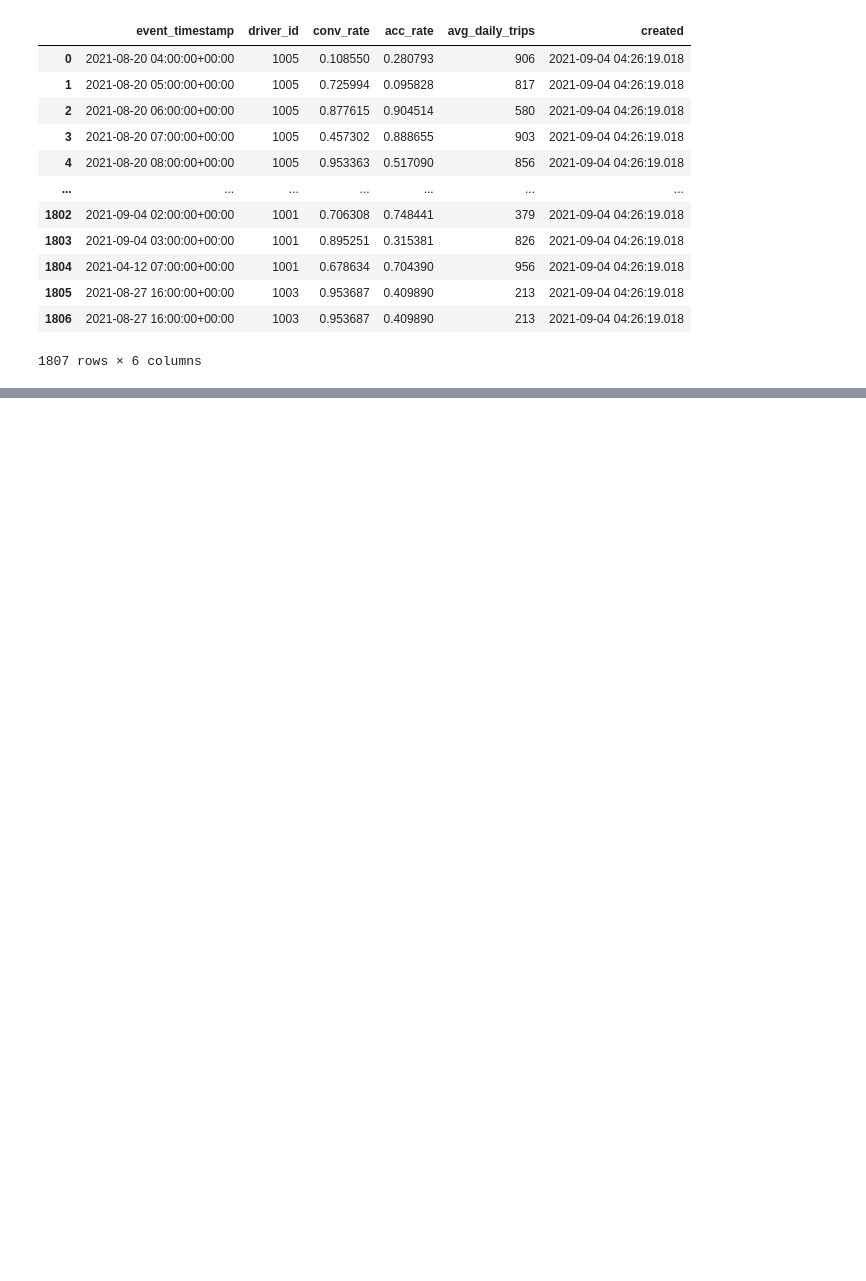
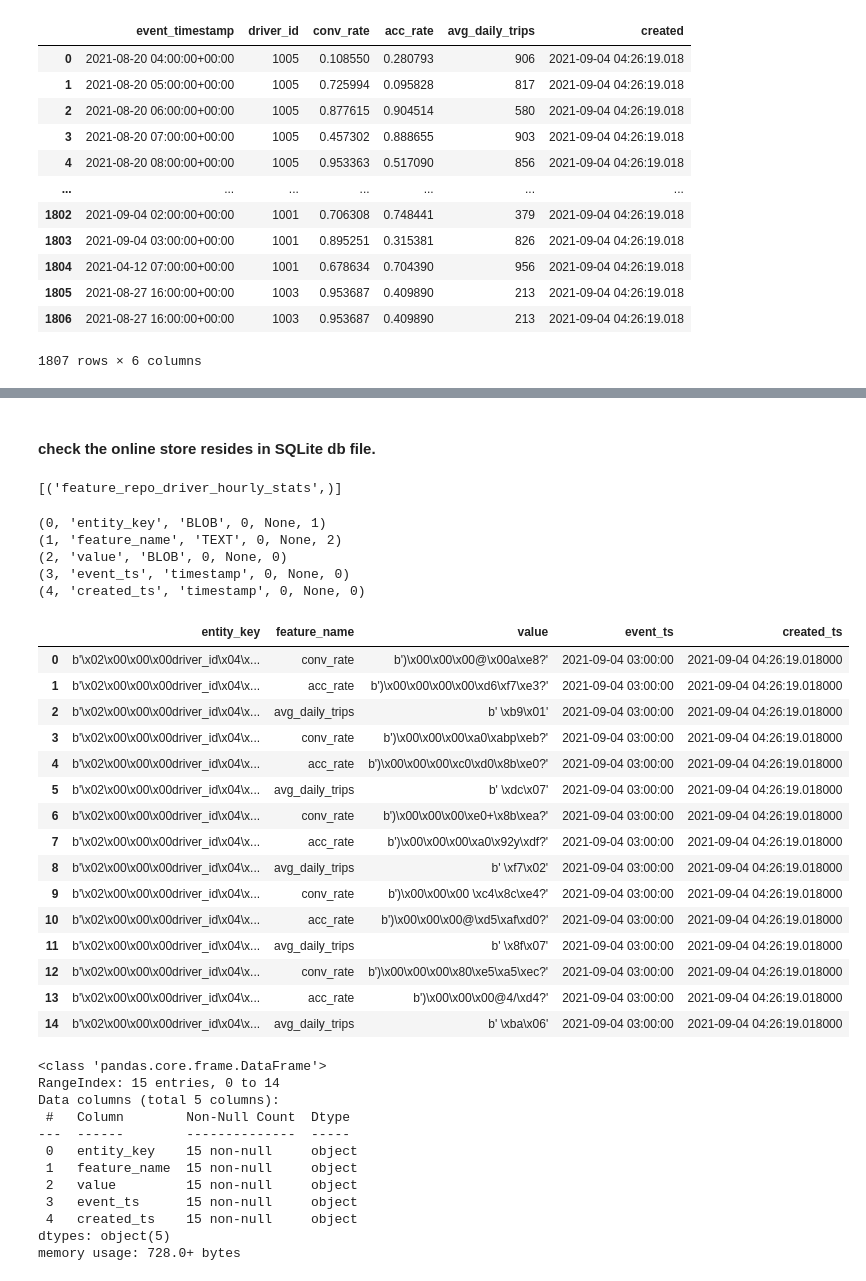
Before and after one commit to damianospark/mlops-rnd, a Jupyter notebook: FeatureStore/1.getting-started/feast-rnd.ipynb, the cells around one changed output, grey strips where cells are left out. Drawn from its saved outputs; the diff is of its cells as text; code cells hidden in the pictures; blank space fills up the shorter version.

```diff
--- a/FeatureStore/1.getting-started/feast-rnd.ipynb
+++ b/FeatureStore/1.getting-started/feast-rnd.ipynb
@@ -180,0 +353,54 @@ Feast uses a time-series data model to represent data. This data model is used t
+# %% [markdown]
+#### check the online store resides in SQLite db file.
+# %%
+import sqlite3
+import pandas as pd
+# conn = sqlite3.connect('data/online_store.db')
+conn = sqlite3.connect('file:data/online_store.db?mode=ro', uri=True)
+curs = conn.cursor()
+curs.execute("SELECT name FROM sqlite_master WHERE type = 'table'").fetchall()
+# %% [output]
+[('feature_repo_driver_hourly_stats',)]
+# %%
+for row in curs.execute("PRAGMA table_info(feature_repo_driver_hourly_stats)"):
+    print(row)
+# %% [output]
+(0, 'entity_key', 'BLOB', 0, None, 1)
+(1, 'feature_name', 'TEXT', 0, None, 2)
+(2, 'value', 'BLOB', 0, None, 0)
+(3, 'event_ts', 'timestamp', 0, None, 0)
+(4, 'created_ts', 'timestamp', 0, None, 0)
+# %%
+df = pd.read_sql_query("SELECT * from feature_repo_driver_hourly_stats", con=conn)
+# df=df['entity_key'].apply(lambda x: x.decode("utf-8"))
+display(df)
+df.info()
+# %% [output]
+|  | entity_key | feature_name | value | event_ts | created_ts |
+| 0 | b'\x02\x00\x00\x00driver_id\x04\x... | conv_rate | b')\x00\x00\x00@\x00a\xe8?' | 2021-09-04 03:00:00 | 2021-09-04 04:26:19.018000 |
+| 1 | b'\x02\x00\x00\x00driver_id\x04\x... | acc_rate | b')\x00\x00\x00\x00\xd6\xf7\xe3?' | 2021-09-04 03:00:00 | 2021-09-04 04:26:19.018000 |
+| 2 | b'\x02\x00\x00\x00driver_id\x04\x... | avg_daily_trips | b' \xb9\x01' | 2021-09-04 03:00:00 | 2021-09-04 04:26:19.018000 |
+| 3 | b'\x02\x00\x00\x00driver_id\x04\x... | conv_rate | b')\x00\x00\x00\xa0\xabp\xeb?' | 2021-09-04 03:00:00 | 2021-09-04 04:26:19.018000 |
+| 4 | b'\x02\x00\x00\x00driver_id\x04\x... | acc_rate | b')\x00\x00\x00\xc0\xd0\x8b\xe0?' | 2021-09-04 03:00:00 | 2021-09-04 04:26:19.018000 |
+| 5 | b'\x02\x00\x00\x00driver_id\x04\x... | avg_daily_trips | b' \xdc\x07' | 2021-09-04 03:00:00 | 2021-09-04 04:26:19.018000 |
+| 6 | b'\x02\x00\x00\x00driver_id\x04\x... | conv_rate | b')\x00\x00\x00\xe0+\x8b\xea?' | 2021-09-04 03:00:00 | 2021-09-04 04:26:19.018000 |
+| 7 | b'\x02\x00\x00\x00driver_id\x04\x... | acc_rate | b')\x00\x00\x00\xa0\x92y\xdf?' | 2021-09-04 03:00:00 | 2021-09-04 04:26:19.018000 |
+| 8 | b'\x02\x00\x00\x00driver_id\x04\x... | avg_daily_trips | b' \xf7\x02' | 2021-09-04 03:00:00 | 2021-09-04 04:26:19.018000 |
+| 9 | b'\x02\x00\x00\x00driver_id\x04\x... | conv_rate | b')\x00\x00\x00 \xc4\x8c\xe4?' | 2021-09-04 03:00:00 | 2021-09-04 04:26:19.018000 |
+| 10 | b'\x02\x00\x00\x00driver_id\x04\x... | acc_rate | b')\x00\x00\x00@\xd5\xaf\xd0?' | 2021-09-04 03:00:00 | 2021-09-04 04:26:19.018000 |
+| 11 | b'\x02\x00\x00\x00driver_id\x04\x... | avg_daily_trips | b' \x8f\x07' | 2021-09-04 03:00:00 | 2021-09-04 04:26:19.018000 |
+| 12 | b'\x02\x00\x00\x00driver_id\x04\x... | conv_rate | b')\x00\x00\x00\x80\xe5\xa5\xec?' | 2021-09-04 03:00:00 | 2021-09-04 04:26:19.018000 |
+| 13 | b'\x02\x00\x00\x00driver_id\x04\x... | acc_rate | b')\x00\x00\x00@4/\xd4?' | 2021-09-04 03:00:00 | 2021-09-04 04:26:19.018000 |
+| 14 | b'\x02\x00\x00\x00driver_id\x04\x... | avg_daily_trips | b' \xba\x06' | 2021-09-04 03:00:00 | 2021-09-04 04:26:19.018000 |
+<class 'pandas.core.frame.DataFrame'>
+RangeIndex: 15 entries, 0 to 14
+Data columns (total 5 columns):
+ #   Column        Non-Null Count  Dtype
+---  ------        --------------  -----
+ 0   entity_key    15 non-null     object
+ 1   feature_name  15 non-null     object
+ 2   value         15 non-null     object
+ 3   event_ts      15 non-null     object
+ 4   created_ts    15 non-null     object
+dtypes: object(5)
+memory usage: 728.0+ bytes
```
Also changed, not shown: parts of 37 cells of this notebook, 4 other files.
